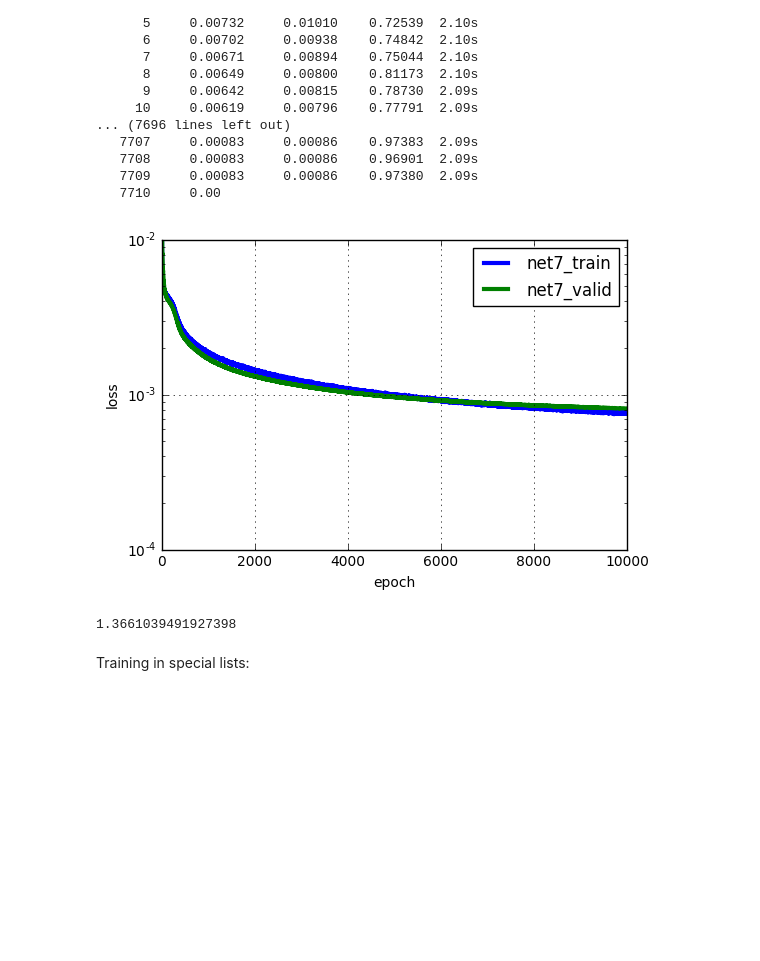
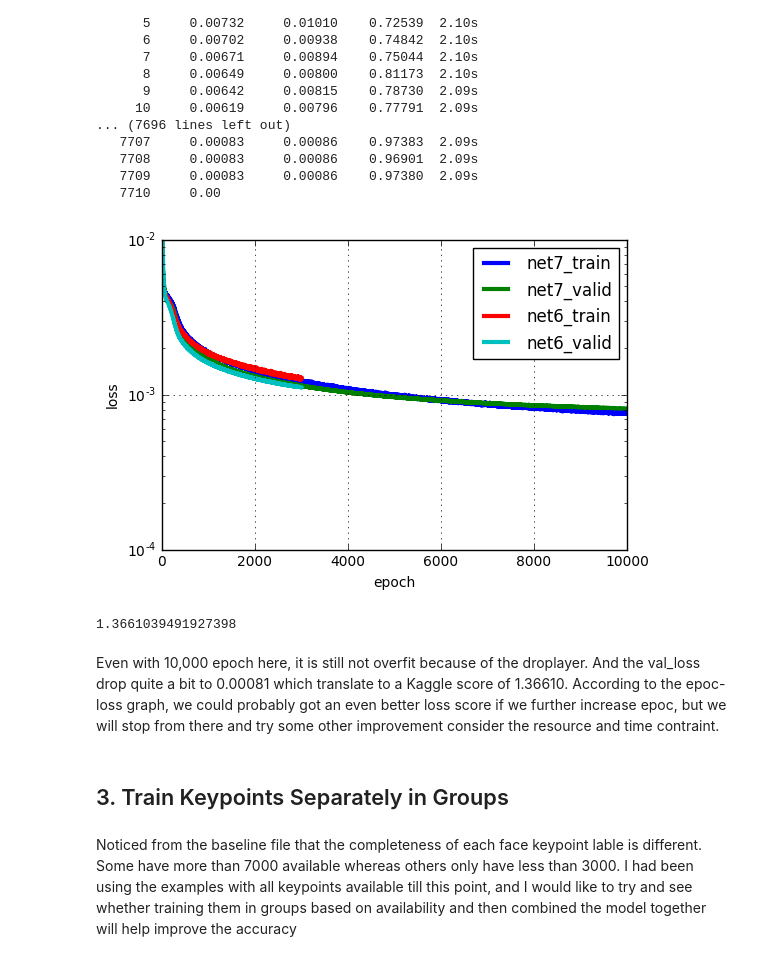
Before and after one commit to tingwenbao/Facial_KeyPoints_Detection, a Jupyter notebook: Improvement_Tingwen/Facial_Keypoint_Final.ipynb, the cells around one changed output. Saved outputs shown, nothing was run; the diff lists cells and outputs as text; code cells hidden in the pictures; blank space fills up the shorter version.

```diff
--- a/Improvement_Tingwen/Facial_Keypoint_Final.ipynb
+++ b/Improvement_Tingwen/Facial_Keypoint_Final.ipynb
@@ -195,26 +205,35 @@ right_eye_outer_corner_y     2268
 # %%
 # Load from pickle file after first run
 net7 = pickle.load(open('net7.pickle','rb'))
+net6 = pickle.load(open('net6.pickle','rb'))
 # %%
 # plot
 net7_train_loss = np.array([i["train_loss"] for i in net7.train_history_])
 net7_valid_loss = np.array([i["valid_loss"] for i in net7.train_history_])
+net6_train_loss = np.array([i["train_loss"] for i in net6.train_history_])
+net6_valid_loss = np.array([i["valid_loss"] for i in net6.train_history_])
 pyplot.plot(net7_train_loss, linewidth=3, label="net7_train")
 pyplot.plot(net7_valid_loss, linewidth=3, label="net7_valid")
+pyplot.plot(net6_train_loss, linewidth=3, label="net6_train")
+pyplot.plot(net6_valid_loss, linewidth=3, label="net6_valid")
 pyplot.grid()
 pyplot.legend()
 pyplot.xlabel("epoch")
 pyplot.ylabel("loss")
 pyplot.ylim(1e-4, 1e-2)
 pyplot.yscale("log")
 pyplot.show()
 # %% [output]
-[figure, old version]
+[figure, new version]
 # %%
 # calculate Kaggle score for this model
 np.sqrt(0.00081)*48 # normalize to [-1,1]
 # %% [output]
 1.3661039491927398
-# %% [markdown]
-Training in special lists:
+# %% [markdown]
+Even with 10,000 epoch here, it is still not overfit because of the droplayer. And the val_loss drop quite a bit to 0.00081 which translate to a Kaggle score of 1.36610. According to the epoc-loss graph, we could probably got an even better loss score if we further increase epoc, but we will stop from there and try some other improvement consider the resource and time contraint.
+# %% [markdown]
+## 3. Train Keypoints Separately in Groups
+# %% [markdown]
+Noticed from the baseline file that the completeness of each face keypoint lable is different. Some have more than 7000 available whereas others only have less than 3000. I had been using the examples with all keypoints available till this point, and I would like to try and see whether training them in groups based on availability and then combined the model together will help improve the accuracy
 # %%
```
Also changed, not shown: parts of 19 cells of this notebook, 1 other file.
